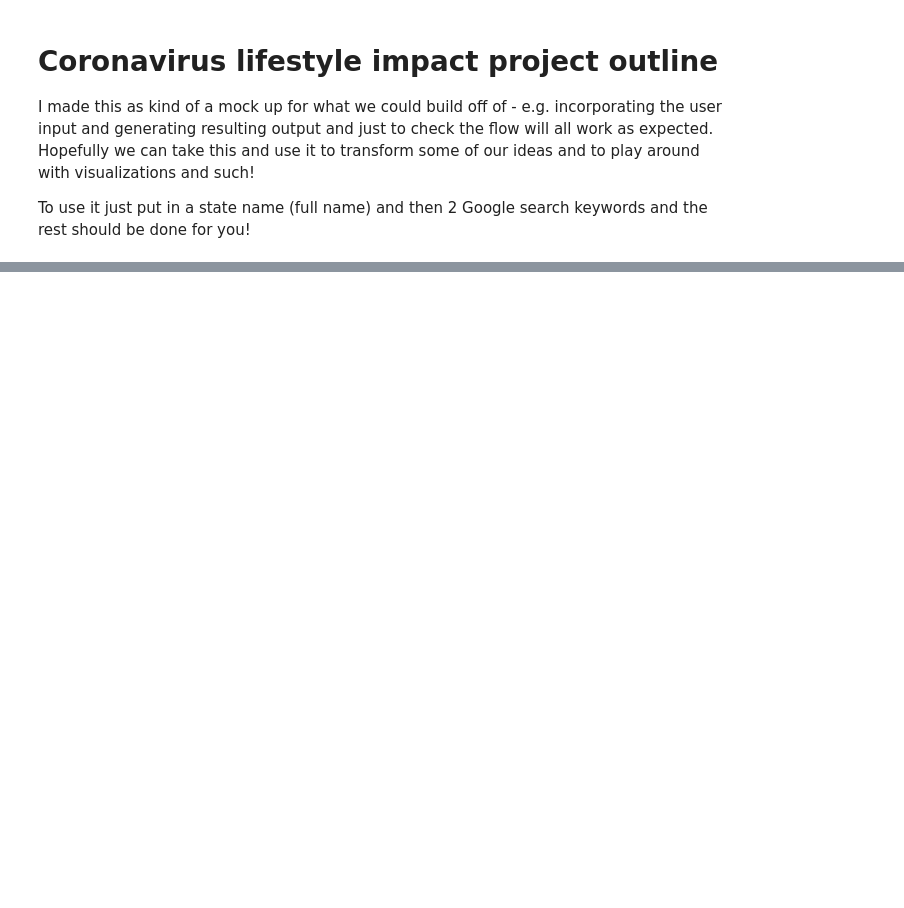
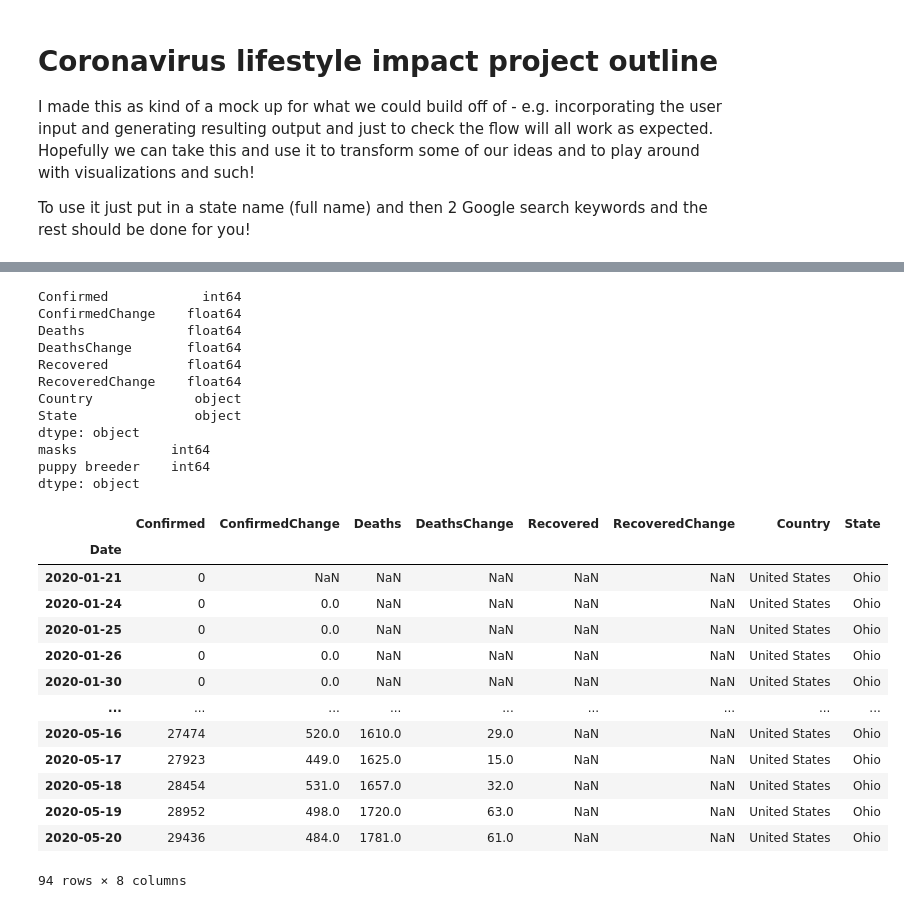
Before and after one commit to TaraWilson17/CoronavirusLifestyleImpacts, a Jupyter notebook: project_outline.ipynb, the cells around one changed output, grey strips where cells are left out. Cells and saved outputs as stored; diff of their text form; code cells hidden in the pictures; blank space fills up the shorter version.

```diff
--- a/project_outline.ipynb
+++ b/project_outline.ipynb
@@ -70,0 +78,46 @@ plt.show()
+# %%
+def data_processor(dataframe):
+    covid = dataframe[0]
+    trend = dataframe[1]
+
+    covid = covid.drop(columns=['ID', 'Latitude', 'Longitude', 'ISO2', 'ISO3', 'AdminRegion2'])
+    covid = covid.rename(columns={'Updated': 'Date', 'Country_Region': 'Country', 'AdminRegion1': 'State'})
+    covid['Date'] = pd.to_datetime(covid['Date'])
+    covid = covid.reset_index(drop=True)
+    covid = covid.set_index(['Date'], drop=True)
+    print(covid.dtypes)
+
+
+    trend = trend.drop(columns='isPartial')
+    print(trend.dtypes)
+    return [covid, trend]
+
+clean_data = data_processor([state_data, df])
+clean_data[0]
+# %% [output]
+Confirmed            int64
+ConfirmedChange    float64
+Deaths             float64
+DeathsChange       float64
+Recovered          float64
+RecoveredChange    float64
+Country             object
+State               object
+dtype: object
+masks            int64
+puppy breeder    int64
+dtype: object
+|  | Confirmed | ConfirmedChange | Deaths | DeathsChange | Recovered | RecoveredChange | Country | State |
+| Date |  |  |  |  |  |  |  |  |
+| 2020-01-21 | 0 | NaN | NaN | NaN | NaN | NaN | United States | Ohio |
+| 2020-01-24 | 0 | 0.0 | NaN | NaN | NaN | NaN | United States | Ohio |
+| 2020-01-25 | 0 | 0.0 | NaN | NaN | NaN | NaN | United States | Ohio |
+| 2020-01-26 | 0 | 0.0 | NaN | NaN | NaN | NaN | United States | Ohio |
+| 2020-01-30 | 0 | 0.0 | NaN | NaN | NaN | NaN | United States | Ohio |
+| ... | ... | ... | ... | ... | ... | ... | ... | ... |
+| 2020-05-16 | 27474 | 520.0 | 1610.0 | 29.0 | NaN | NaN | United States | Ohio |
+| 2020-05-17 | 27923 | 449.0 | 1625.0 | 15.0 | NaN | NaN | United States | Ohio |
+| 2020-05-18 | 28454 | 531.0 | 1657.0 | 32.0 | NaN | NaN | United States | Ohio |
+| 2020-05-19 | 28952 | 498.0 | 1720.0 | 63.0 | NaN | NaN | United States | Ohio |
+| 2020-05-20 | 29436 | 484.0 | 1781.0 | 61.0 | NaN | NaN | United States | Ohio |
+94 rows × 8 columns
```
Also changed, not shown: parts of 7 cells of this notebook, 2 other files.
